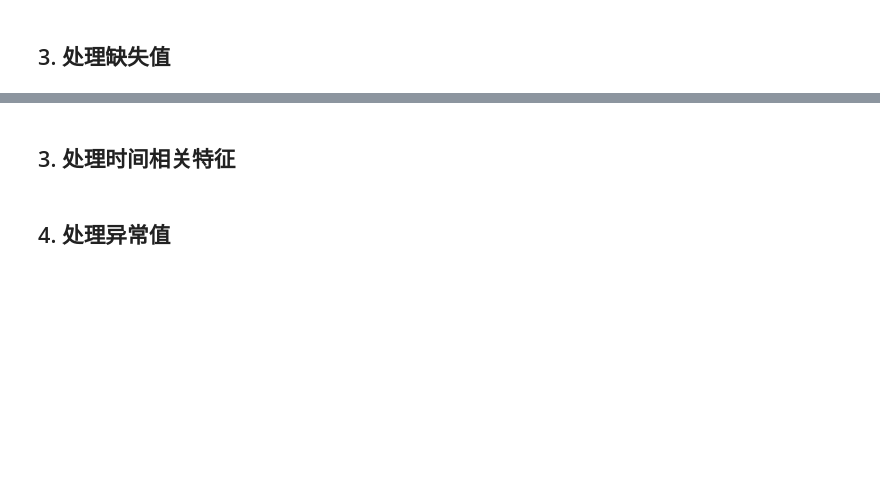
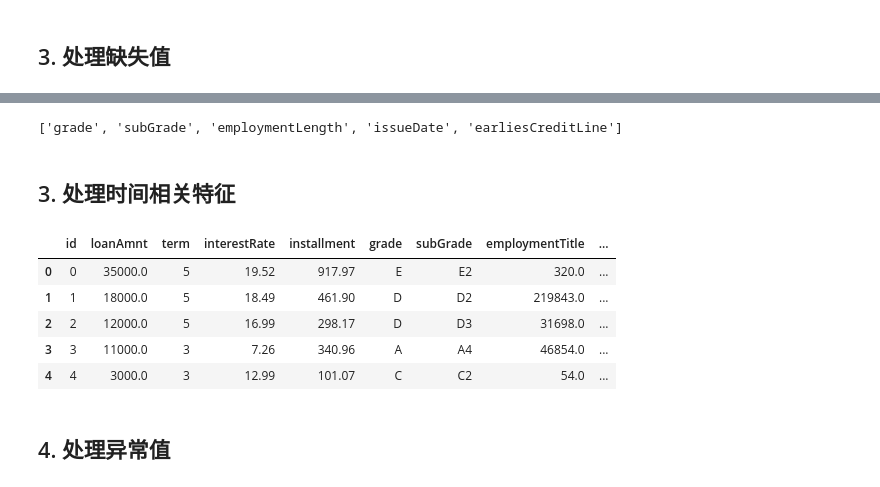
Before and after one commit to frankxiao008/financial_risk_analysis, a Jupyter notebook: task03.ipynb, the cells around one changed output, grey strips where cells are left out. Drawn from its saved outputs; the diff is of its cells as text; code cells hidden in the pictures; blank space fills up the shorter version.

```diff
--- a/task03.ipynb
+++ b/task03.ipynb
@@ -161,6 +183,10 @@ dtype: int64
 # %%
 numerical_features_all = list(data.select_dtypes(include=[np.number]).columns)
 categorical_features_all = list(data.select_dtypes(include=['object']).columns)
+# numerical_features_all
+categorical_features_all
+# %% [output]
+['grade', 'subGrade', 'employmentLength', 'issueDate', 'earliesCreditLine']
 # %%
 # 处理 employmentLength
 def employmentLength_to_int(s):
@@ -192,6 +218,16 @@ dict_month = {'Jan': 1, 'Feb': 2, 'Mar': 3, 'Apr': 4, 'May': 5, 'Jun': 6, 'Jul':
 data['earliesCredit_year'] = data['earliesCreditLine'].apply(lambda x: int(x[-4:]))
 data['earliesCredit_month'] = data['earliesCreditLine'].apply(lambda x : dict_month[x[:3]])
 data.drop('earliesCreditLine', axis=1, inplace=True)
+# %%
+testpd = pd.read_csv('./testA.csv')
+data.head()
+# %% [output]
+|  | id | loanAmnt | term | interestRate | installment | grade | subGrade | employmentTitle | ... |
+| 0 | 0 | 35000.0 | 5 | 19.52 | 917.97 | E | E2 | 320.0 | ... |
+| 1 | 1 | 18000.0 | 5 | 18.49 | 461.90 | D | D2 | 219843.0 | ... |
+| 2 | 2 | 12000.0 | 5 | 16.99 | 298.17 | D | D3 | 31698.0 | ... |
+| 3 | 3 | 11000.0 | 3 | 7.26 | 340.96 | A | A4 | 46854.0 | ... |
+| 4 | 4 | 3000.0 | 3 | 12.99 | 101.07 | C | C2 | 54.0 | ... |
 # %% [markdown]
 ## 4. 处理异常值
 # %%
```
Also changed, not shown: parts of 18 cells of this notebook.
